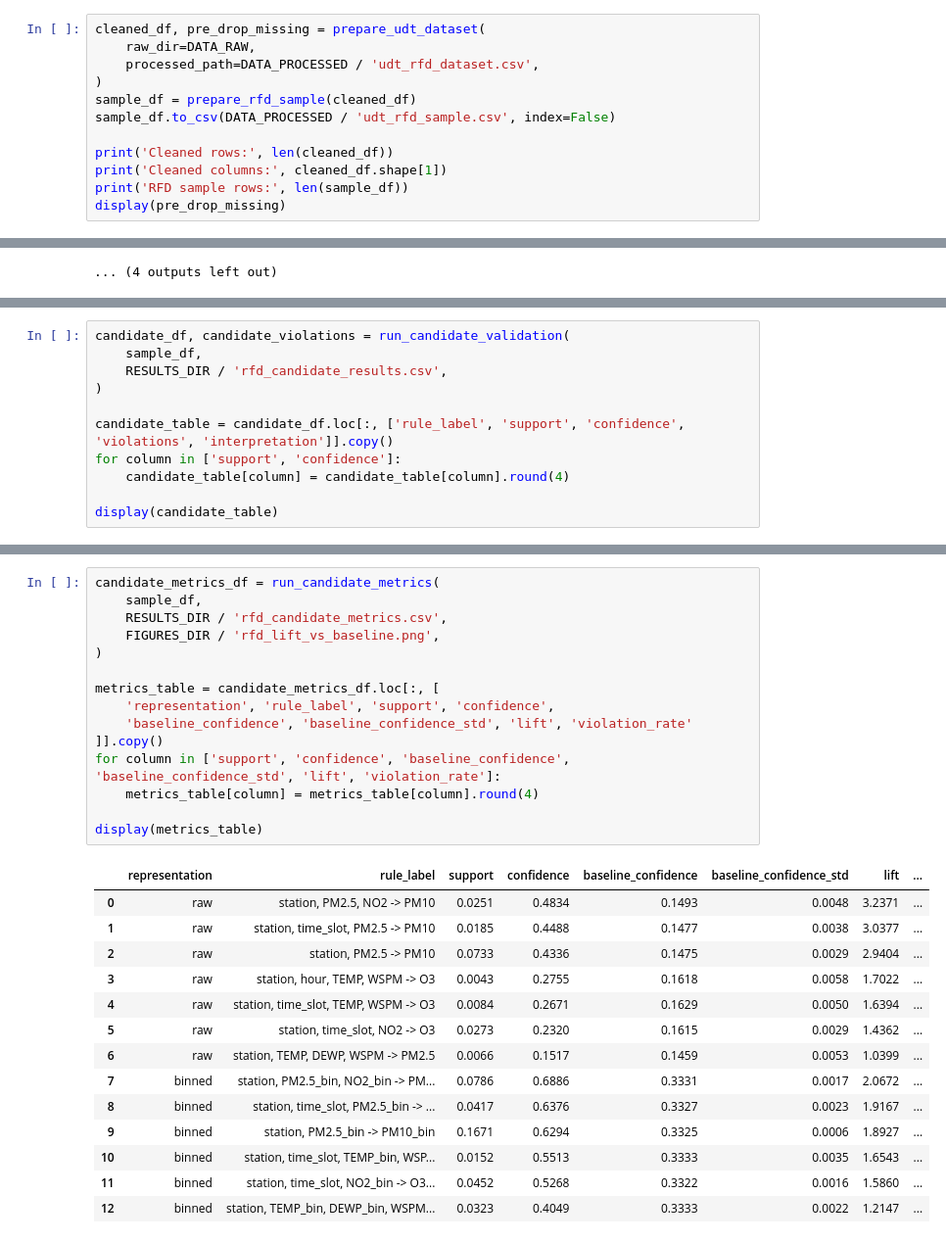
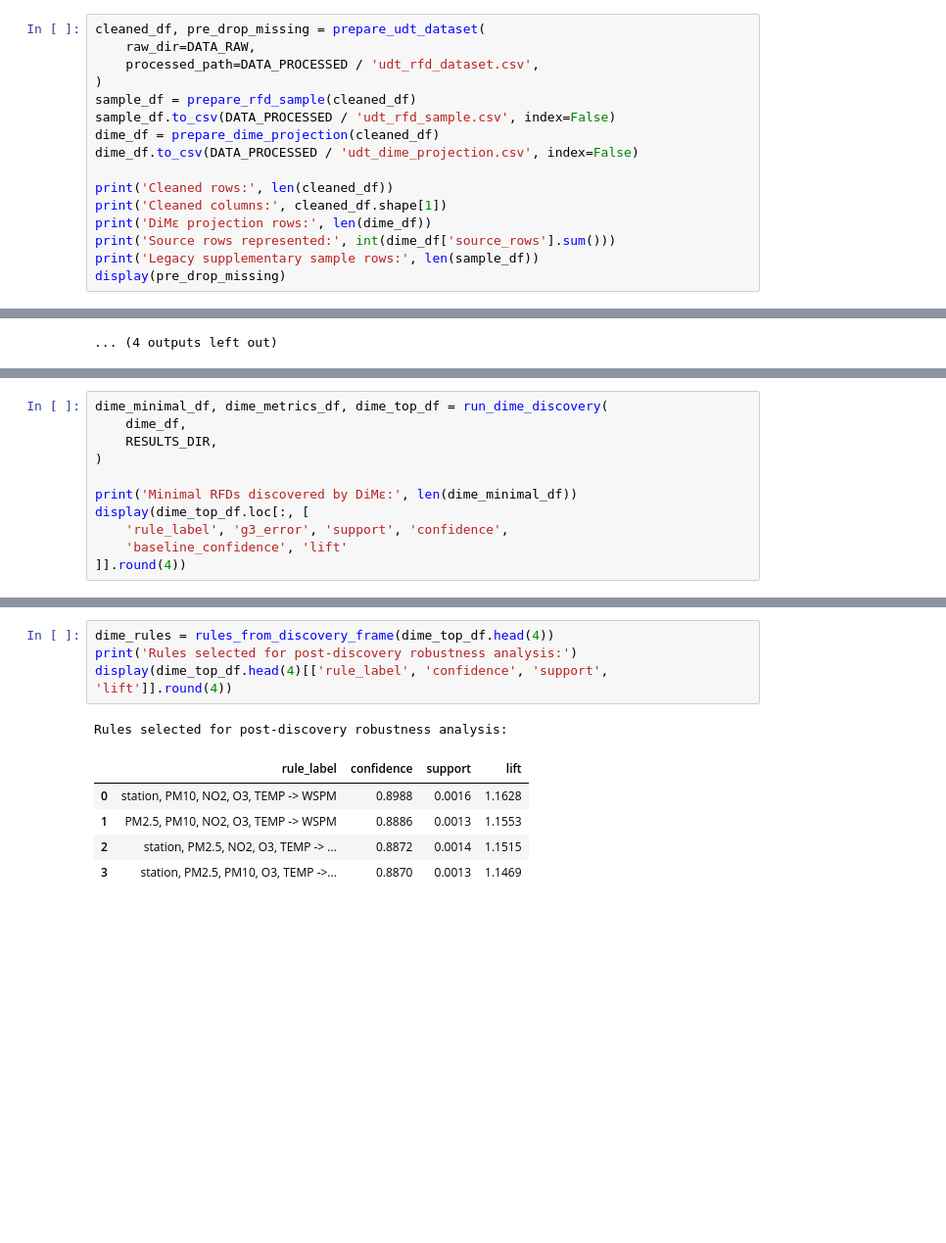
Before and after one commit to matthew-2000/rfd-urban-digital-twin, a Jupyter notebook: notebooks/01_rfd_udt_analysis.ipynb, the cells around one changed output, grey strips where cells are left out. Shown at 98% size. Drawn from its saved outputs; the diff is of its cells as text; blank space fills up the shorter version.

```diff
--- a/notebooks/01_rfd_udt_analysis.ipynb
+++ b/notebooks/01_rfd_udt_analysis.ipynb
@@ -84,10 +86,14 @@ cleaned_df, pre_drop_missing = prepare_udt_dataset(
 )
 sample_df = prepare_rfd_sample(cleaned_df)
 sample_df.to_csv(DATA_PROCESSED / 'udt_rfd_sample.csv', index=False)
+dime_df = prepare_dime_projection(cleaned_df)
+dime_df.to_csv(DATA_PROCESSED / 'udt_dime_projection.csv', index=False)
 
 print('Cleaned rows:', len(cleaned_df))
 print('Cleaned columns:', cleaned_df.shape[1])
-print('RFD sample rows:', len(sample_df))
+print('DiMε projection rows:', len(dime_df))
+print('Source rows represented:', int(dime_df['source_rows'].sum()))
+print('Legacy supplementary sample rows:', len(sample_df))
 display(pre_drop_missing)
 # %% [output]
 Cleaned rows: 66619
@@ -220,12 +227,12 @@ Candidate rules are evaluated on balanced 1500-row sample to keep pairwise valid
 # %%
-candidate_df, candidate_violations = run_candidate_validation(
-    sample_df,
-    RESULTS_DIR / 'rfd_candidate_results.csv',
+dime_minimal_df, dime_metrics_df, dime_top_df = run_dime_discovery(
+    dime_df,
+    RESULTS_DIR,
 )
 
-candidate_table = candidate_df.loc[:, ['rule_label', 'support', 'confidence', 'violations', 'interpretation']].copy()
-for column in ['support', 'confidence']:
-    candidate_table[column] = candidate_table[column].round(4)
-
-display(candidate_table)
+print('Minimal RFDs discovered by DiMε:', len(dime_minimal_df))
+display(dime_top_df.loc[:, [
+    'rule_label', 'g3_error', 'support', 'confidence',
+    'baseline_confidence', 'lift'
+]].round(4))
 # %% [output]
@@ -240,31 +246,12 @@ display(candidate_table)
 # %%
-candidate_metrics_df = run_candidate_metrics(
-    sample_df,
-    RESULTS_DIR / 'rfd_candidate_metrics.csv',
-    FIGURES_DIR / 'rfd_lift_vs_baseline.png',
-)
-
-metrics_table = candidate_metrics_df.loc[:, [
-    'representation', 'rule_label', 'support', 'confidence',
-    'baseline_confidence', 'baseline_confidence_std', 'lift', 'violation_rate'
-]].copy()
-for column in ['support', 'confidence', 'baseline_confidence', 'baseline_confidence_std', 'lift', 'violation_rate']:
-    metrics_table[column] = metrics_table[column].round(4)
-
-display(metrics_table)
+dime_rules = rules_from_discovery_frame(dime_top_df.head(4))
+print('Rules selected for post-discovery robustness analysis:')
+display(dime_top_df.head(4)[['rule_label', 'confidence', 'support', 'lift']].round(4))
 # %% [output]
+Rules selected for post-discovery robustness analysis:
-|  | representation | rule_label | support | confidence | baseline_confidence | baseline_confidence_std | lift | ... |
-| 0 | raw | station, PM2.5, NO2 -> PM10 | 0.0251 | 0.4834 | 0.1493 | 0.0048 | 3.2371 | ... |
-| 1 | raw | station, time_slot, PM2.5 -> PM10 | 0.0185 | 0.4488 | 0.1477 | 0.0038 | 3.0377 | ... |
-| 2 | raw | station, PM2.5 -> PM10 | 0.0733 | 0.4336 | 0.1475 | 0.0029 | 2.9404 | ... |
-| 3 | raw | station, hour, TEMP, WSPM -> O3 | 0.0043 | 0.2755 | 0.1618 | 0.0058 | 1.7022 | ... |
-| 4 | raw | station, time_slot, TEMP, WSPM -> O3 | 0.0084 | 0.2671 | 0.1629 | 0.0050 | 1.6394 | ... |
-| 5 | raw | station, time_slot, NO2 -> O3 | 0.0273 | 0.2320 | 0.1615 | 0.0029 | 1.4362 | ... |
-| 6 | raw | station, TEMP, DEWP, WSPM -> PM2.5 | 0.0066 | 0.1517 | 0.1459 | 0.0053 | 1.0399 | ... |
-| 7 | binned | station, PM2.5_bin, NO2_bin -> PM... | 0.0786 | 0.6886 | 0.3331 | 0.0017 | 2.0672 | ... |
-| 8 | binned | station, time_slot, PM2.5_bin -> ... | 0.0417 | 0.6376 | 0.3327 | 0.0023 | 1.9167 | ... |
-| 9 | binned | station, PM2.5_bin -> PM10_bin | 0.1671 | 0.6294 | 0.3325 | 0.0006 | 1.8927 | ... |
-| 10 | binned | station, time_slot, TEMP_bin, WSP... | 0.0152 | 0.5513 | 0.3333 | 0.0035 | 1.6543 | ... |
-| 11 | binned | station, time_slot, NO2_bin -> O3... | 0.0452 | 0.5268 | 0.3322 | 0.0016 | 1.5860 | ... |
-| 12 | binned | station, TEMP_bin, DEWP_bin, WSPM... | 0.0323 | 0.4049 | 0.3333 | 0.0022 | 1.2147 | ... |
+|  | rule_label | confidence | support | lift |
+| 0 | station, PM10, NO2, O3, TEMP -> WSPM | 0.8988 | 0.0016 | 1.1628 |
+| 1 | PM2.5, PM10, NO2, O3, TEMP -> WSPM | 0.8886 | 0.0013 | 1.1553 |
+| 2 | station, PM2.5, NO2, O3, TEMP -> ... | 0.8872 | 0.0014 | 1.1515 |
+| 3 | station, PM2.5, PM10, O3, TEMP ->... | 0.8870 | 0.0013 | 1.1469 |
 # %% [markdown]
```
Also changed, not shown: parts of 14 cells of this notebook, 28 other files.
